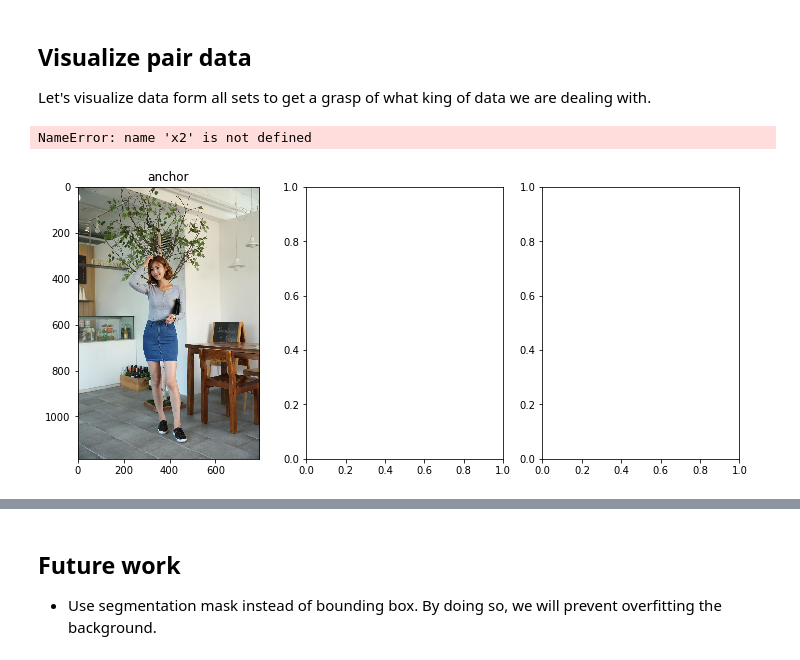
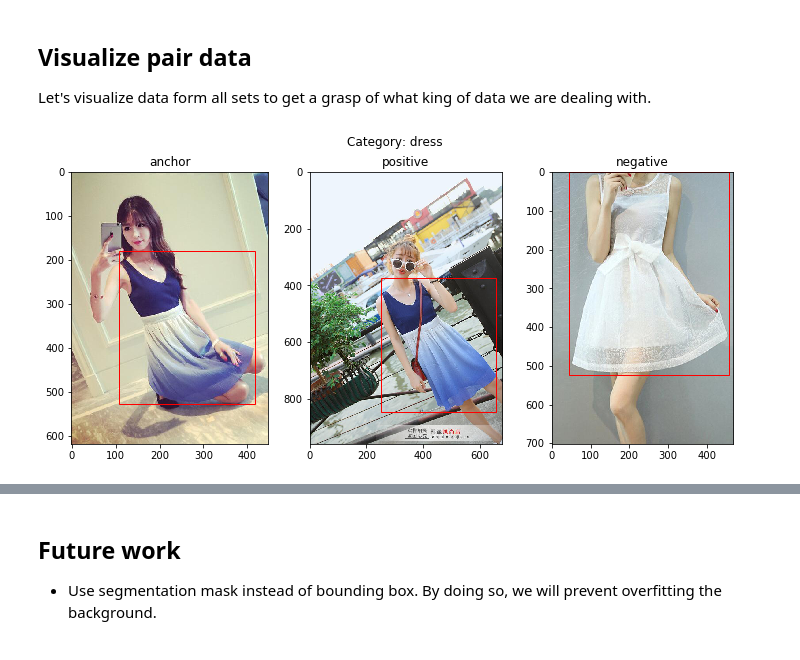
Before and after one commit to DanielMoraDC/pytorch-unet-segmentation, a Jupyter notebook: datasets/product_matching_dataset_generation.ipynb, the cells around one changed output, grey strips where cells are left out. Saved outputs shown, nothing was run; the diff lists cells and outputs as text; code cells hidden in the pictures.

```diff
--- a/datasets/product_matching_dataset_generation.ipynb
+++ b/datasets/product_matching_dataset_generation.ipynb
@@ -196,39 +264,38 @@ def visualize_triplet(category: str,
                                  facecolor='none')
         ax.add_patch(rect)
 
     _plot_example(anchor, axs[0], 'anchor')
     _plot_example(positive, axs[1], 'positive')
     _plot_example(negative, axs[2], 'negative')
     fig.suptitle(f'Category: {category}')
 
 def sample_triplet(category: str, data: dict) -> Tuple[dict, dict, dict]:
-    anchor_id, negative_id = random.choices(
+    anchor_id, negative_id = random.sample(
         data['category_to_pairs'][category],
-        k=2
+        2
     )
-    anchor, positive = random.choices(
+    anchor, positive = random.sample(
         data['pairs_to_data'][category][str(anchor_id)],
-        k=2
+        2
     )
     negative = random.sample(
         data['pairs_to_data'][category][str(negative_id)],
         1
     )[0]
     return anchor, positive, negative
 
 
 def sample_category(data: dict) -> str:
     assert data['category_to_pairs'].keys() == data['pairs_to_data'].keys()
     return random.choice(list(data['category_to_pairs'].keys()))
 
 category_sample = sample_category(train_data)
 visualize_triplet(
     category_sample,
     *sample_triplet(category_sample, train_data)
 )
 # %% [output]
-NameError: name 'x2' is not defined
-[figure, old version]
+[figure, new version]
 # %%
 category_sample = sample_category(val_data)
 visualize_triplet(
```
Also changed, not shown: parts of 18 cells of this notebook, 4 other files.
